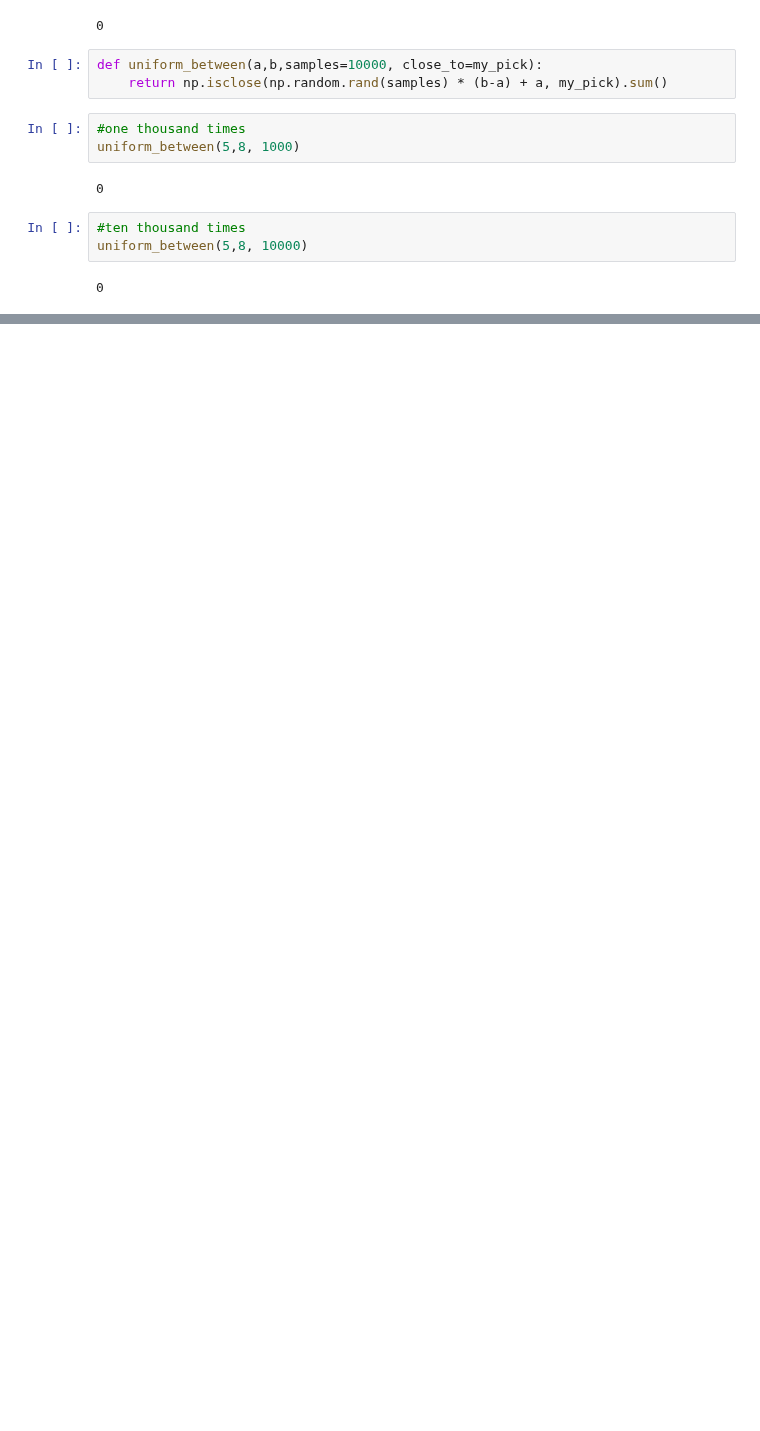
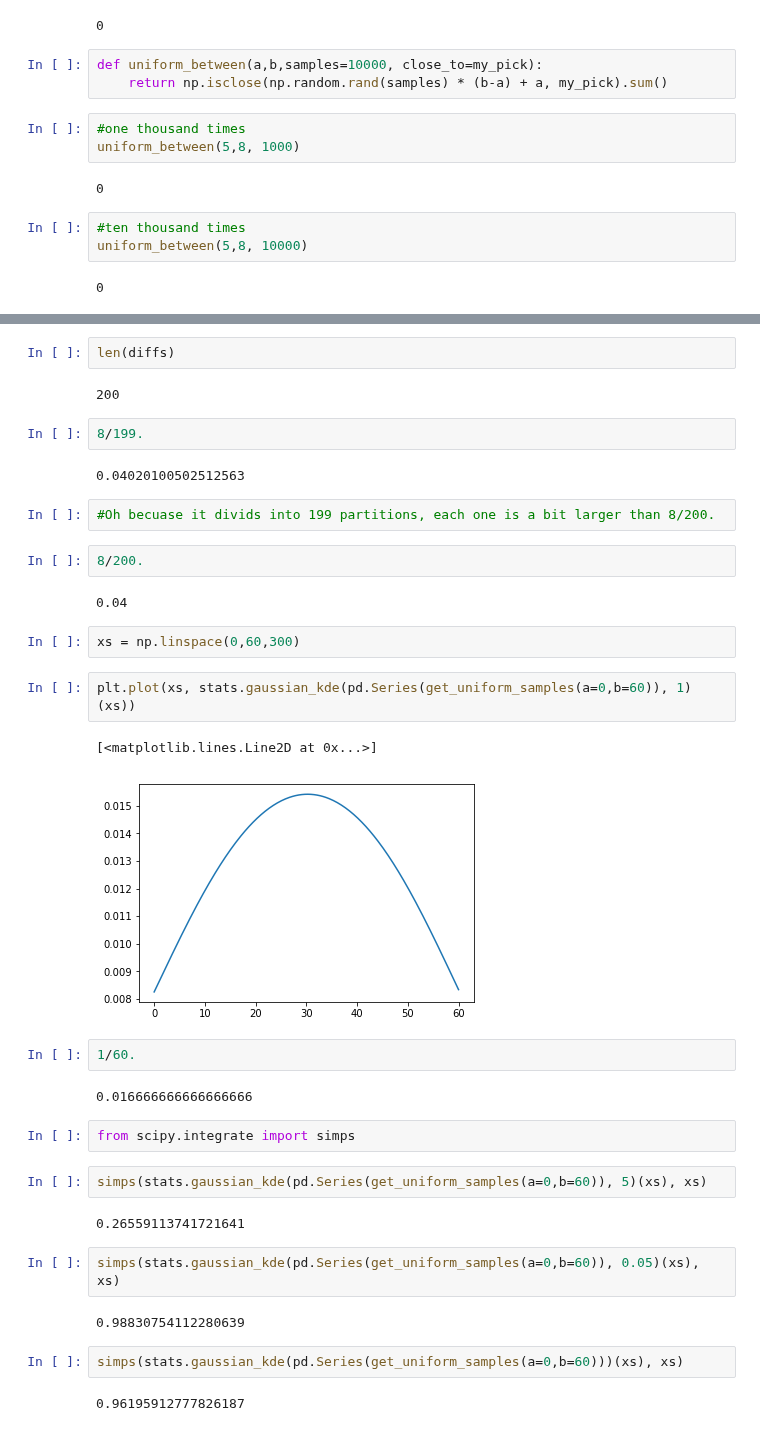
Before and after one commit to theredpea/udacity_notes, a Jupyter notebook: st101__2_Probability__11_Probability_Distributions.ipynb, the cells around one changed output, grey strips where cells are left out. Saved outputs shown, nothing was run; the diff lists cells and outputs as text; blank space fills up the shorter version.

```diff
--- a/st101__2_Probability__11_Probability_Distributions.ipynb
+++ b/st101__2_Probability__11_Probability_Distributions.ipynb
@@ -49,0 +257,39 @@ assert(uniform_between(5,8, 10000)===0, 'Any overly specific value cant be assig
+# %%
+len(diffs)
+# %% [output]
+200
+# %%
+8/199.
+# %% [output]
+0.04020100502512563
+# %%
+#Oh becuase it divids into 199 partitions, each one is a bit larger than 8/200.
+# %%
+8/200.
+# %% [output]
+0.04
+# %%
+xs = np.linspace(0,60,300)
+# %%
+plt.plot(xs, stats.gaussian_kde(pd.Series(get_uniform_samples(a=0,b=60)), 1)(xs))
+# %% [output]
+[<matplotlib.lines.Line2D at 0x...>]
+[figure, added]
+# %%
+1/60.
+# %% [output]
+0.016666666666666666
+# %%
+from scipy.integrate import simps
+# %%
+simps(stats.gaussian_kde(pd.Series(get_uniform_samples(a=0,b=60)), 5)(xs), xs)
+# %% [output]
+0.26559113741721641
+# %%
+simps(stats.gaussian_kde(pd.Series(get_uniform_samples(a=0,b=60)), 0.05)(xs), xs)
+# %% [output]
+0.98830754112280639
+# %%
+simps(stats.gaussian_kde(pd.Series(get_uniform_samples(a=0,b=60)))(xs), xs)
+# %% [output]
+0.96195912777826187
```
Also changed, not shown: parts of 63 cells of this notebook, 2 other files.
